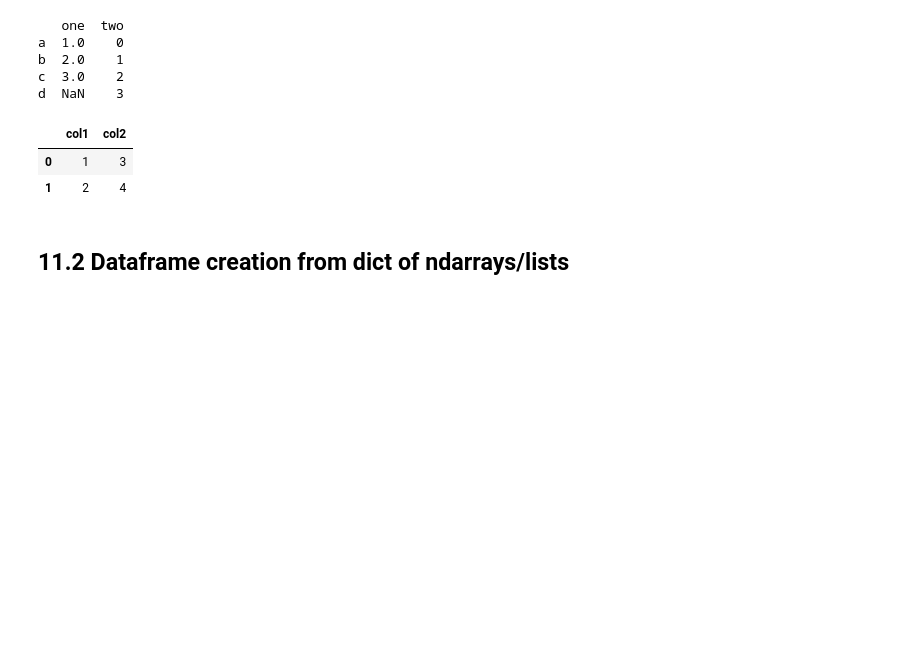
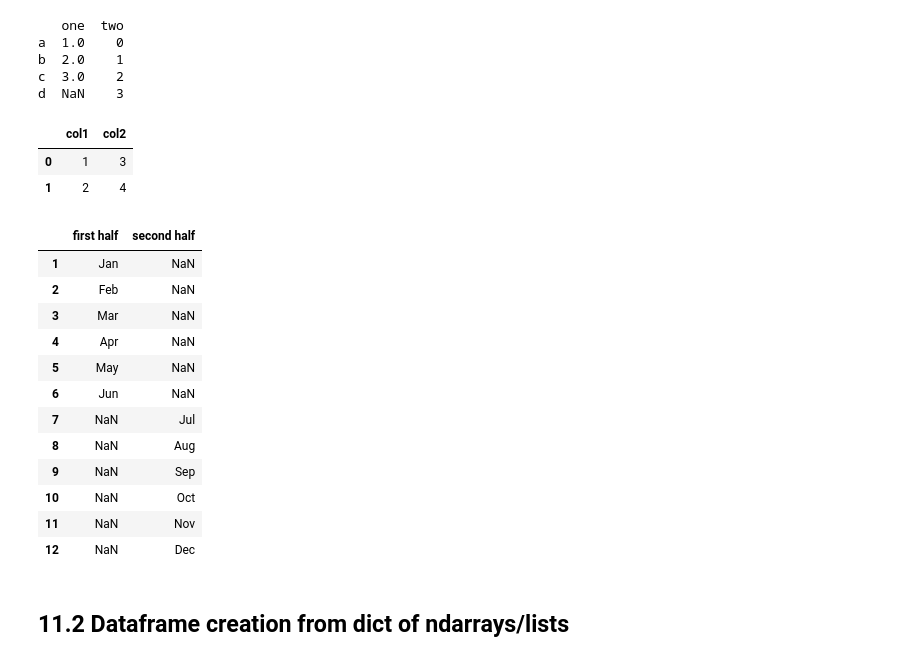
Before and after one commit to zlwym/Week1-Intro-to-Python, a Jupyter notebook: Introduction_to_Python.ipynb, the cells around one changed output. Saved outputs shown, nothing was run; the diff lists cells and outputs as text; code cells hidden in the pictures; blank space fills up the shorter version.

```diff
--- a/Introduction_to_Python.ipynb
+++ b/Introduction_to_Python.ipynb
@@ -1242,6 +1344,32 @@ d  NaN    3
 |  | col1 | col2 |
 | 0 | 1 | 3 |
 | 1 | 2 | 4 |
+# %%
+#added examples
+#create a Dataframe from dict of series
+
+#create a dictionary of series
+d2 = {'first half': pd.Series(['Jan', 'Feb', 'Mar', 'Apr', 'May', 'Jun'], index = [1, 2, 3, 4, 5, 6]),      #months correspond to an index of numbers
+      'second half': pd.Series(['Jul', 'Aug', 'Sep', 'Oct', 'Nov', 'Dec'], index = [7, 8, 9, 10, 11, 12])}
+
+#create a dataframe from the dictionary of series
+df2 = pd.DataFrame(d2)
+
+df2
+# %% [output]
+|  | first half | second half |
+| 1 | Jan | NaN |
+| 2 | Feb | NaN |
+| 3 | Mar | NaN |
+| 4 | Apr | NaN |
+| 5 | May | NaN |
+| 6 | Jun | NaN |
+| 7 | NaN | Jul |
+| 8 | NaN | Aug |
+| 9 | NaN | Sep |
+| 10 | NaN | Oct |
+| 11 | NaN | Nov |
+| 12 | NaN | Dec |
 # %% [markdown]
 ## 11.2  Dataframe creation from dict of ndarrays/lists
 # %% [markdown]
```
Also changed, not shown: parts of 22 cells of this notebook.
